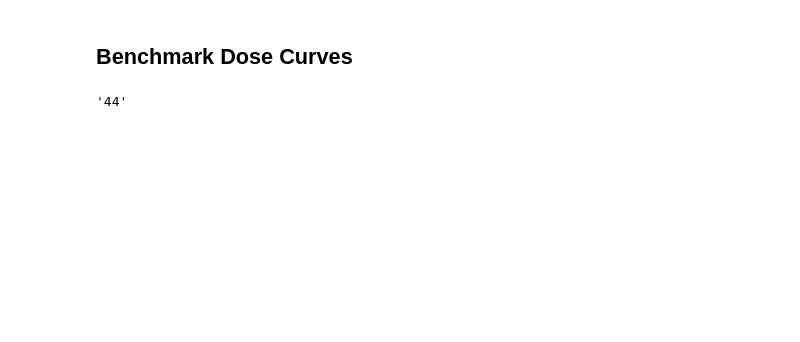
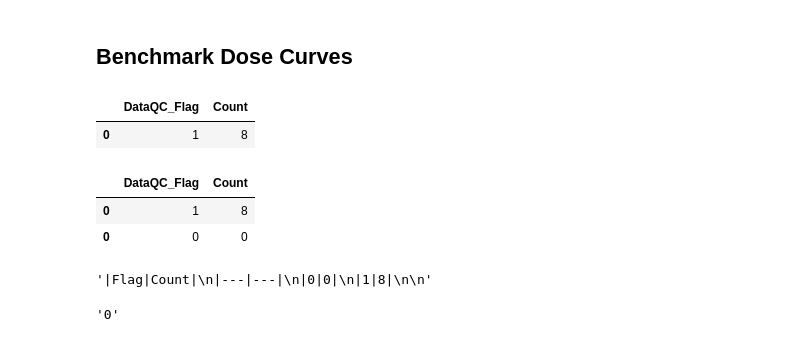
Before and after one commit to PNNL-CompBio/bmdrc, a Jupyter notebook: dev_tests/binary_class_tests.ipynb, the cells around one changed output. Cells and saved outputs as stored; diff of their text form; code cells hidden in the pictures; blank space fills up the shorter version.

```diff
--- a/dev_tests/binary_class_tests.ipynb
+++ b/dev_tests/binary_class_tests.ipynb
@@ -298,21 +237,2 @@ Long.response_curve(chemical_name = 1, endpoint_name = "ANY24", model = "weibull
 # %%
 Long.report(out_folder = "/Users/degn400/Downloads/bmdrc_simple_example")
-# %%
-# Collapse all reasons why data was removed
-filter_reasons = Long.plate_groups[Long.plate_groups["bmdrc.filter"] == "Remove"][["bmdrc.Endpoint.ID","bmdrc.filter.reason"]].drop_duplicates().assign(
-    negative_control = lambda x: ["negative_control_filter" in y for y in x["bmdrc.filter.reason"]],
-    min_concentration = lambda x: ["min_concentration_filter" in y for y in x["bmdrc.filter.reason"]],
-    correlation_score = lambda x: ["correlation_score_filter" in y for y in x["bmdrc.filter.reason"]]
-)
-
-def get_filter_count(name):
-    filter_group = filter_reasons.groupby("bmdrc.Endpoint.ID").apply(lambda x: any(x[name])).reset_index()
-    return(str(len(filter_group[filter_group[0] == True])))
-
-get_filter_count("correlation_score")
-
-#    min_concentation = lambda x: any(x["min_concentration"]),
-#    correlation_score = lambda x: any(x["correlation_score"])
-#)
-# %% [output]
-'44'
@@ -321,0 +239,26 @@ zero_conc = plate_groups[plate_groups["conc"] == 0]
+# %%
+dataqc_table = Long.bmds[["Model", "DataQC_Flag"]].groupby("DataQC_Flag").count().reset_index().rename({"Model":"Count"}, axis = 1)
+dataqc_table
+# %% [output]
+|  | DataQC_Flag | Count |
+| 0 | 1 | 8 |
+# %%
+if ((0 in dataqc_table["DataQC_Flag"].values.tolist()) == False):
+    dataqc_table = pd.concat([dataqc_table, pd.DataFrame({"DataQC_Flag":[0], "Count":[0]})])
+if ((1 in dataqc_table["DataQC_Flag"].values.tolist()) == False):
+    dataqc_table = pd.concat([dataqc_table, pd.DataFrame({"DataQC_Flag":[1], "Count":[0]})])
+
+dataqc_table
+# %% [output]
+|  | DataQC_Flag | Count |
+| 0 | 1 | 8 |
+| 0 | 0 | 0 |
+# %%
+"|Flag|Count|\n|---|---|\n|0|" + str(dataqc_table[dataqc_table["DataQC_Flag"] == 0]["Count"].values[0]) + "|\n" + \
+"|1|" + str(dataqc_table[dataqc_table["DataQC_Flag"] == 1]["Count"].values[0]) + "|\n\n"
+# %% [output]
+'|Flag|Count|\n|---|---|\n|0|0|\n|1|8|\n\n'
+# %%
+str(dataqc_table[dataqc_table["DataQC_Flag"] == 0]["Count"].values[0])
+# %% [output]
+'0'
```
Also changed, not shown: parts of 21 cells of this notebook, 3 other files.
